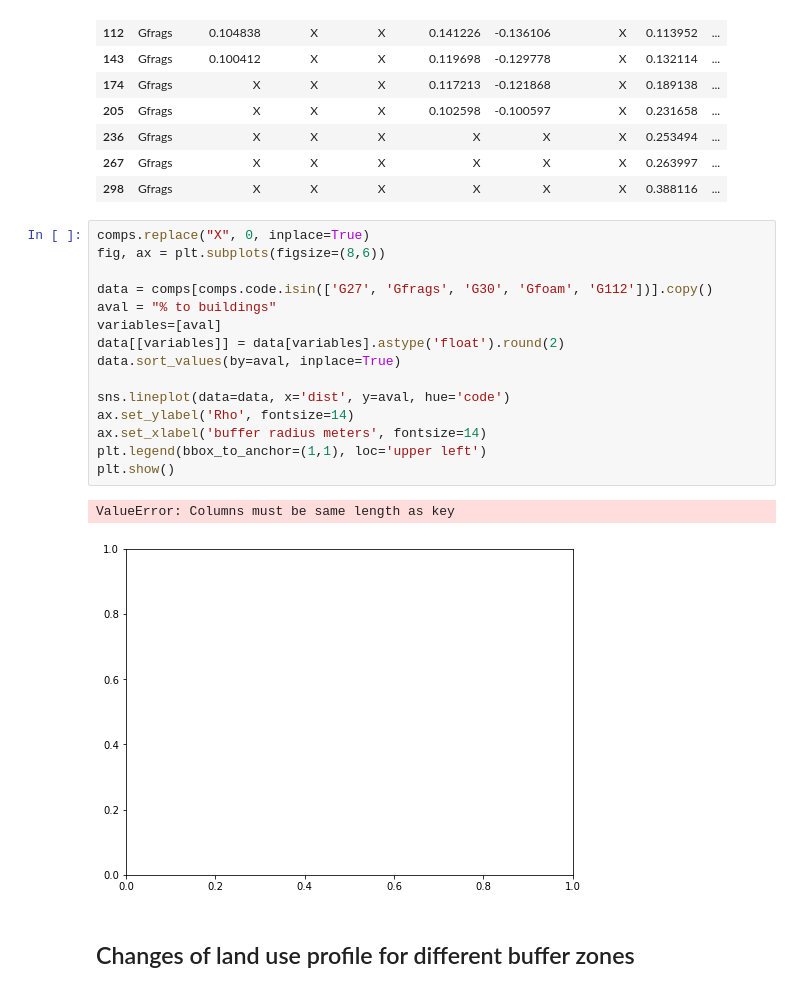
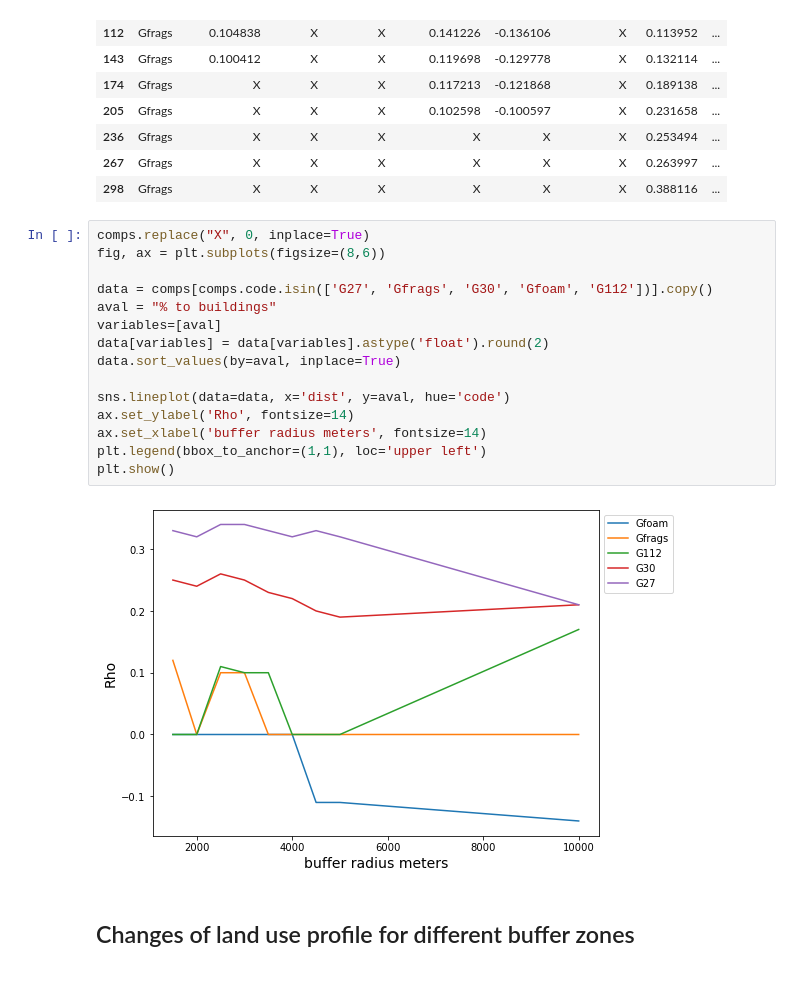
Before and after one commit to hammerdirt-analyst/landuse, a Jupyter notebook: land_use_1500_10000.ipynb, the cells around one changed output. Saved outputs shown, nothing was run; the diff lists cells and outputs as text.

```diff
--- a/land_use_1500_10000.ipynb
+++ b/land_use_1500_10000.ipynb
@@ -1035,21 +1035,20 @@ comps[comps.code.isin(['Gfrags'])]
 # %%
 comps.replace("X", 0, inplace=True)
 fig, ax = plt.subplots(figsize=(8,6))
 
 data = comps[comps.code.isin(['G27', 'Gfrags', 'G30', 'Gfoam', 'G112'])].copy()
 aval = "% to buildings"
 variables=[aval]
-data[[variables]] = data[variables].astype('float').round(2)
+data[variables] = data[variables].astype('float').round(2)
 data.sort_values(by=aval, inplace=True)
 
 sns.lineplot(data=data, x='dist', y=aval, hue='code')
 ax.set_ylabel('Rho', fontsize=14)
 ax.set_xlabel('buffer radius meters', fontsize=14)
 plt.legend(bbox_to_anchor=(1,1), loc='upper left')
 plt.show()
 # %% [output]
-ValueError: Columns must be same length as key
-[figure, old version]
+[figure, new version]
 # %% [markdown]
 ## Changes of land use profile for different buffer zones
 # %%
```
Also changed, not shown: parts of 5 cells of this notebook, 1 other file.
